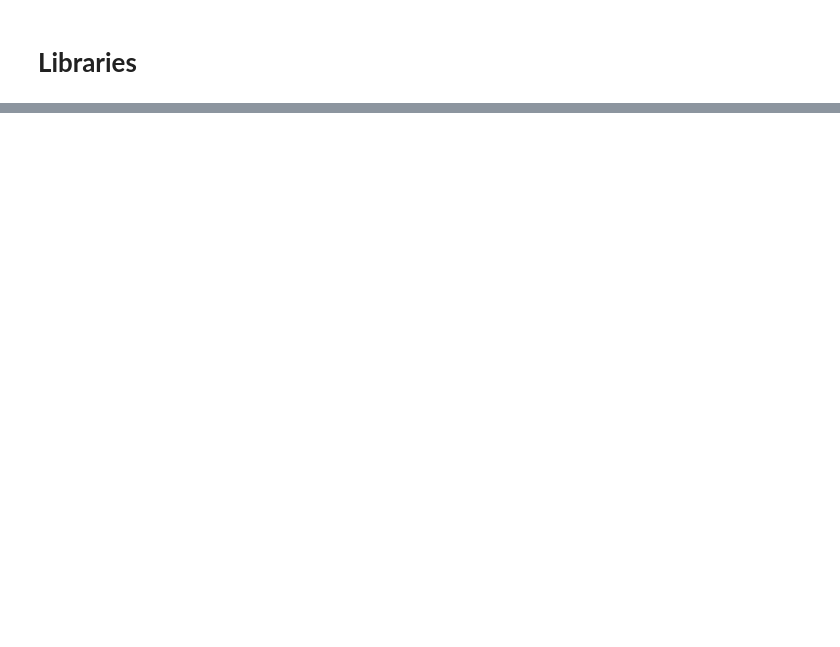
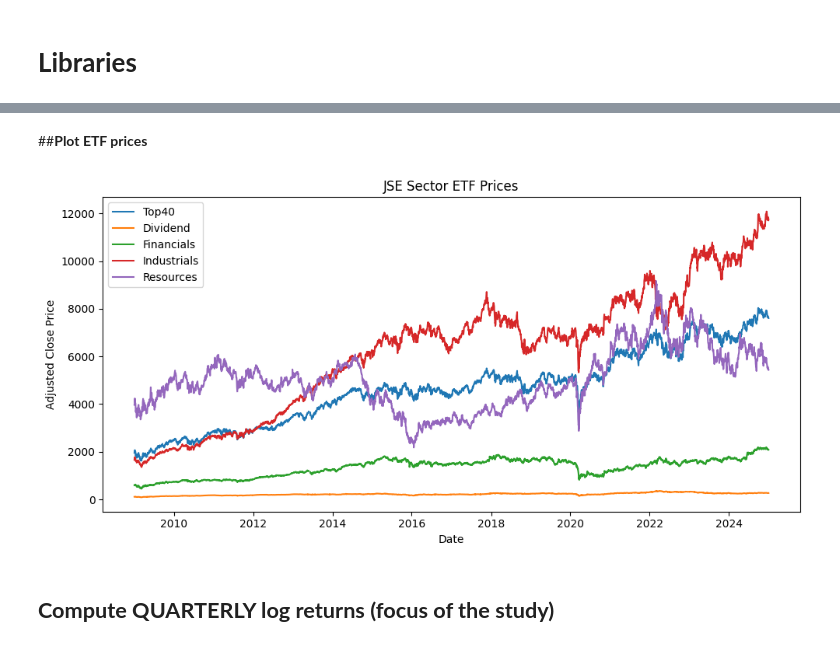
Before and after one commit to MATHONSIMM/Capstone-Project-Group-11192, a Jupyter notebook: Capstone_Project_Group_11192.ipynb, the cells around one changed output, grey strips where cells are left out. Drawn from its saved outputs; the diff is of its cells as text; code cells hidden in the pictures; blank space fills up the shorter version.

```diff
--- a/Capstone_Project_Group_11192.ipynb
+++ b/Capstone_Project_Group_11192.ipynb
@@ -1069,0 +65,22 @@ Average Hit Ratio (DNN): 0.583
+# %%
+try:
+    import yfinance as yf
+except ModuleNotFoundError:
+    print("yfinance not found, installing...")
+    !pip install yfinance --quiet
+    import yfinance as yf
+
+SECTOR_TICKERS = {
+    "STX40.JO": "Top40",
+    "STXDIV.JO": "Dividend",
+    "STXFIN.JO": "Financials",
+    "STXIND.JO": "Industrials",
+    "STXRES.JO": "Resources",
+}
+
+START_DATE = "2008-01-01"
+END_DATE   = "2025-01-01"
+
+print("Universe tickers:", SECTOR_TICKERS)
+print("Start date:", START_DATE)
+print("End date:", END_DATE)
@@ -1069,0 +145,23 @@ Average Hit Ratio (DNN): 0.583
+# %% [markdown]
+##**Plot ETF prices**
+# %%
+
+if isinstance(etf_prices, pd.Series):
+    etf_prices = etf_prices.to_frame(name=list(SECTOR_TICKERS.values())[0])
+
+plt.figure(figsize=(10, 5))
+
+for ticker, sector_name in SECTOR_TICKERS.items():
+    if ticker in etf_prices.columns:
+        plt.plot(etf_prices.index, etf_prices[ticker], label=sector_name)
+
+plt.title("JSE Sector ETF Prices")
+plt.xlabel("Date")
+plt.ylabel("Adjusted Close Price")
+plt.legend()
+plt.tight_layout()
+plt.show()
+# %% [output]
+[figure, added]
+# %% [markdown]
+## **Compute QUARTERLY log returns (focus of the study)**
```
Also changed, not shown: parts of 134 cells of this notebook.
